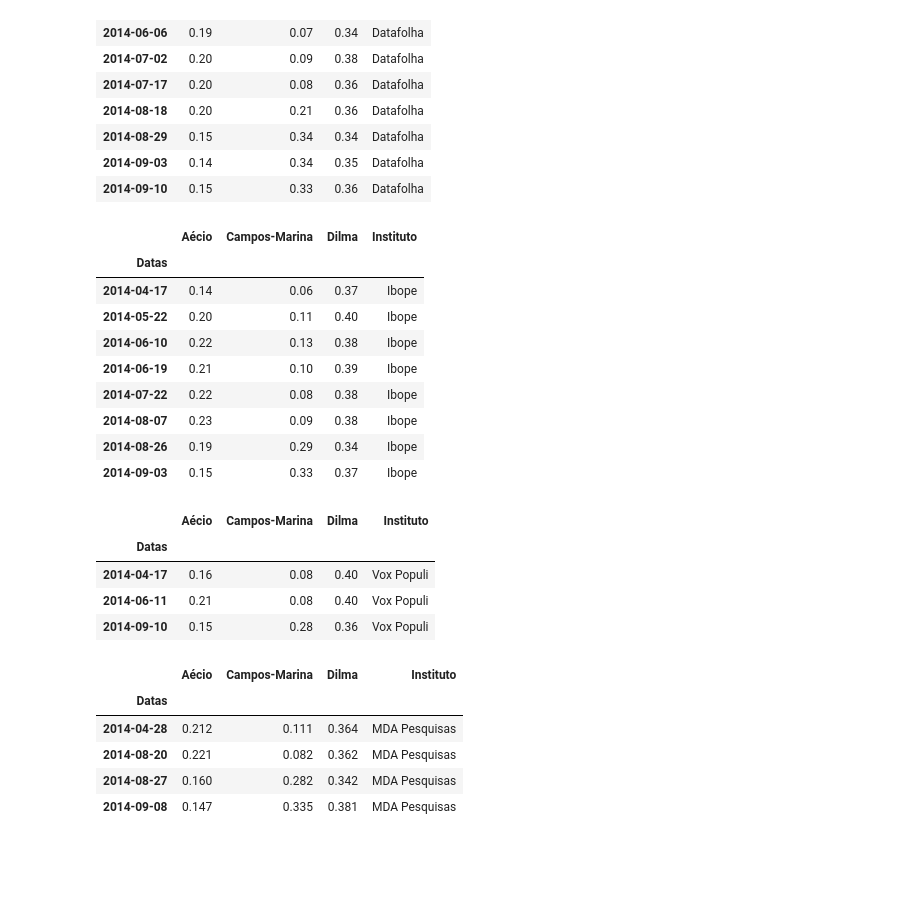
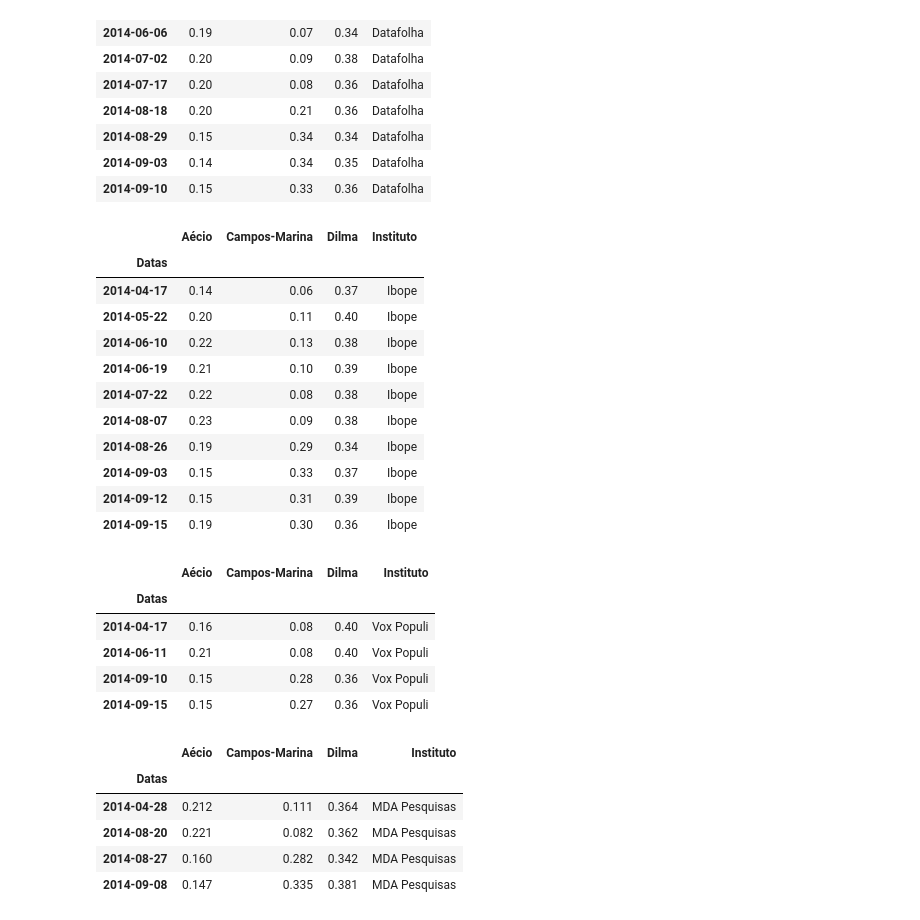
Before and after one commit to fccoelho/analisaMC, a Jupyter notebook: pesquisas_eleitorais.ipynb, the cells around one changed output. Drawn from its saved outputs; the diff is of its cells as text; code cells hidden in the pictures; blank space fills up the shorter version.

```diff
--- a/pesquisas_eleitorais.ipynb
+++ b/pesquisas_eleitorais.ipynb
@@ -42,32 +42,35 @@ df1
 | 2014-09-10 | 0.15 | 0.33 | 0.36 | Datafolha |
 # %%
 datas_ibope = [dt.date(2014,4,17), dt.date(2014,5,22), dt.date(2014,6,10), dt.date(2014,6,19),
-               dt.date(2014,7,22), dt.date(2014,8,7), dt.date(2014,8,26), dt.date(2014,9,3)]
+               dt.date(2014,7,22), dt.date(2014,8,7), dt.date(2014,8,26), dt.date(2014,9,3),
+               dt.date(2014,9,12), dt.date(2014,9,15)]
 pesquisas_ibope = pd.Series(datas_ibope)
-dilma_ibope = [0.37,0.40,0.38,0.39,0.38,0.38,0.34,0.37]
-campos_ibope = [0.06,0.11,0.13,0.10,0.08,0.09,0.29,0.33]
-aecio_ibope = [0.14,0.20,0.22,0.21,0.22,0.23,0.19,0.15]
+dilma_ibope = [0.37,0.40,0.38,0.39,0.38,0.38,0.34,0.37,0.39,0.36] #Verificar diferenças do site e do O Globo
+campos_ibope = [0.06,0.11,0.13,0.10,0.08,0.09,0.29,0.33,0.31,0.30]
+aecio_ibope = [0.14,0.20,0.22,0.21,0.22,0.23,0.19,0.15,0.15,0.19]
 df2 = pd.DataFrame({u'Dilma':dilma_ibope, u'Campos-Marina':campos_ibope, u'Aécio':aecio_ibope}, index=pesquisas_ibope)
 df2[u'Instituto'] = u'Ibope'
 df2.index.name = u'Datas'
 df2
 # %% [output]
 |  | Aécio | Campos-Marina | Dilma | Instituto |
 | Datas |  |  |  |  |
 | 2014-04-17 | 0.14 | 0.06 | 0.37 | Ibope |
 | 2014-05-22 | 0.20 | 0.11 | 0.40 | Ibope |
 | 2014-06-10 | 0.22 | 0.13 | 0.38 | Ibope |
 | 2014-06-19 | 0.21 | 0.10 | 0.39 | Ibope |
 | 2014-07-22 | 0.22 | 0.08 | 0.38 | Ibope |
 | 2014-08-07 | 0.23 | 0.09 | 0.38 | Ibope |
 | 2014-08-26 | 0.19 | 0.29 | 0.34 | Ibope |
 | 2014-09-03 | 0.15 | 0.33 | 0.37 | Ibope |
+| 2014-09-12 | 0.15 | 0.31 | 0.39 | Ibope |
+| 2014-09-15 | 0.19 | 0.30 | 0.36 | Ibope |
 # %%
-datas_voxpopuli = [dt.date(2014,4,17), dt.date(2014,6,11), dt.date(2014,9,10)]
+datas_voxpopuli = [dt.date(2014,4,17), dt.date(2014,6,11), dt.date(2014,9,10),dt.date(2014,9,15)]
 pesquisas_voxpopuli = pd.Series(datas_voxpopuli)
-dilma_vox = [0.40,0.40,0.36]
-campos_vox = [0.08,0.08,0.28]
-aecio_vox = [0.16,0.21,0.15]
+dilma_vox = [0.40,0.40,0.36,0.36]
+campos_vox = [0.08,0.08,0.28,0.27]
+aecio_vox = [0.16,0.21,0.15,0.15]
 df3 = pd.DataFrame({u'Dilma':dilma_vox, u'Campos-Marina':campos_vox, u'Aécio':aecio_vox}, index=pesquisas_voxpopuli)
 df3[u'Instituto'] = u'Vox Populi'
 df3.index.name = u'Datas'
@@ -78,6 +81,7 @@ df3
 | 2014-04-17 | 0.16 | 0.08 | 0.40 | Vox Populi |
 | 2014-06-11 | 0.21 | 0.08 | 0.40 | Vox Populi |
 | 2014-09-10 | 0.15 | 0.28 | 0.36 | Vox Populi |
+| 2014-09-15 | 0.15 | 0.27 | 0.36 | Vox Populi |
 # %%
 datas_mda = [dt.date(2014,4,28), dt.date(2014,8,20), dt.date(2014,8,27), dt.date(2014,9,8)]
 pesquisas_mda = pd.Series(datas_mda)
```
Also changed, not shown: parts of 11 cells of this notebook.
